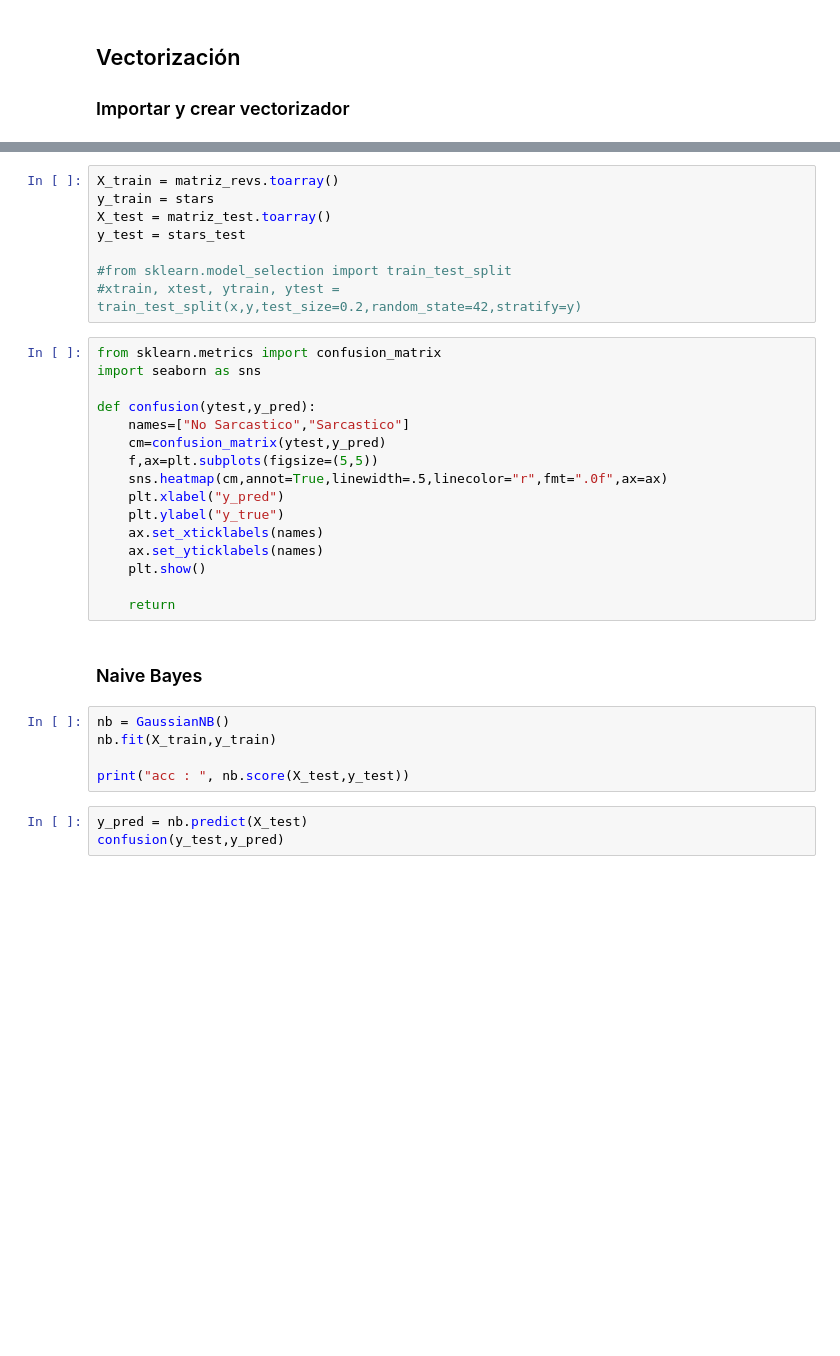
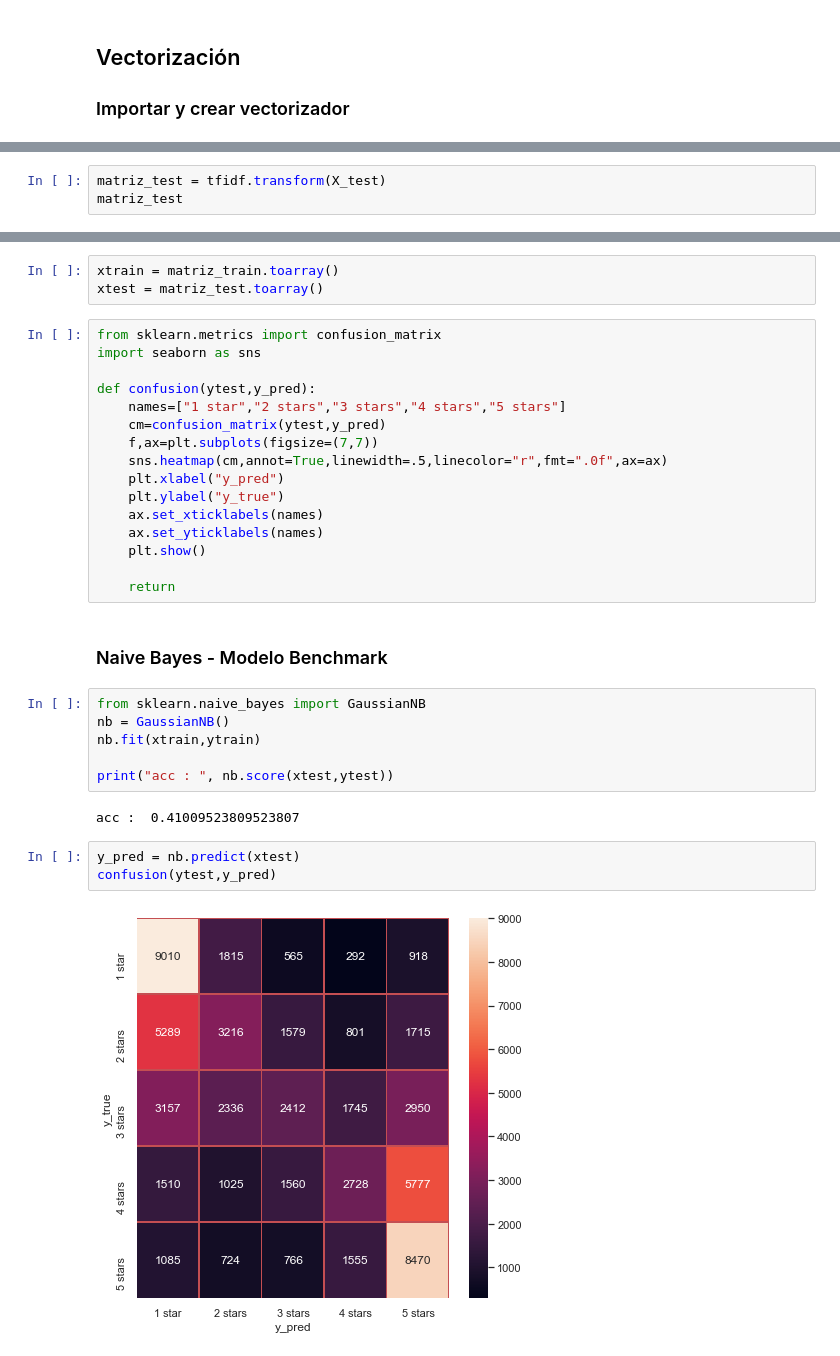
Before and after one commit to lusalmeron/Acamica-DS-Proyecto-3-NLP, a Jupyter notebook: Salmerón_Proyecto_03_NLP.ipynb, the cells around one changed output, grey strips where cells are left out. Drawn from its saved outputs; the diff is of its cells as text; blank space fills up the shorter version.

Commit message:
Pruebas modelos

```diff
--- a/Salmerón_Proyecto_03_NLP.ipynb
+++ b/Salmerón_Proyecto_03_NLP.ipynb
@@ -760,0 +799,3 @@ stars_test = df_lemm['stars'].values
+# %%
+matriz_test = tfidf.transform(X_test)
+matriz_test
@@ -763,19 +807,14 @@ stars_test = df_lemm['stars'].values
-# %%
-X_train = matriz_revs.toarray()
-y_train = stars
-X_test = matriz_test.toarray()
-y_test = stars_test
-
-#from sklearn.model_selection import train_test_split
-#xtrain, xtest, ytrain, ytest = train_test_split(x,y,test_size=0.2,random_state=42,stratify=y)
+# %%
+xtrain = matriz_train.toarray()
+xtest = matriz_test.toarray()
 # %%
 from sklearn.metrics import confusion_matrix
 import seaborn as sns
 
 def confusion(ytest,y_pred):
-    names=["No Sarcastico","Sarcastico"]
+    names=["1 star","2 stars","3 stars","4 stars","5 stars"]
     cm=confusion_matrix(ytest,y_pred)
-    f,ax=plt.subplots(figsize=(5,5))
+    f,ax=plt.subplots(figsize=(7,7))
     sns.heatmap(cm,annot=True,linewidth=.5,linecolor="r",fmt=".0f",ax=ax)
     plt.xlabel("y_pred")
     plt.ylabel("y_true")
@@ -785,12 +824,17 @@ def confusion(ytest,y_pred):
 
     return
 # %% [markdown]
-### Naive Bayes
+### Naive Bayes - Modelo Benchmark
 # %%
+from sklearn.naive_bayes import GaussianNB
 nb = GaussianNB()
-nb.fit(X_train,y_train)
+nb.fit(xtrain,ytrain)
 
-print("acc : ", nb.score(X_test,y_test))
+print("acc : ", nb.score(xtest,ytest))
+# %% [output]
+acc :  0.41009523809523807
 # %%
-y_pred = nb.predict(X_test)
-confusion(y_test,y_pred)
+y_pred = nb.predict(xtest)
+confusion(ytest,y_pred)
+# %% [output]
+[figure, added]
```
Also changed, not shown: parts of 25 cells of this notebook.
